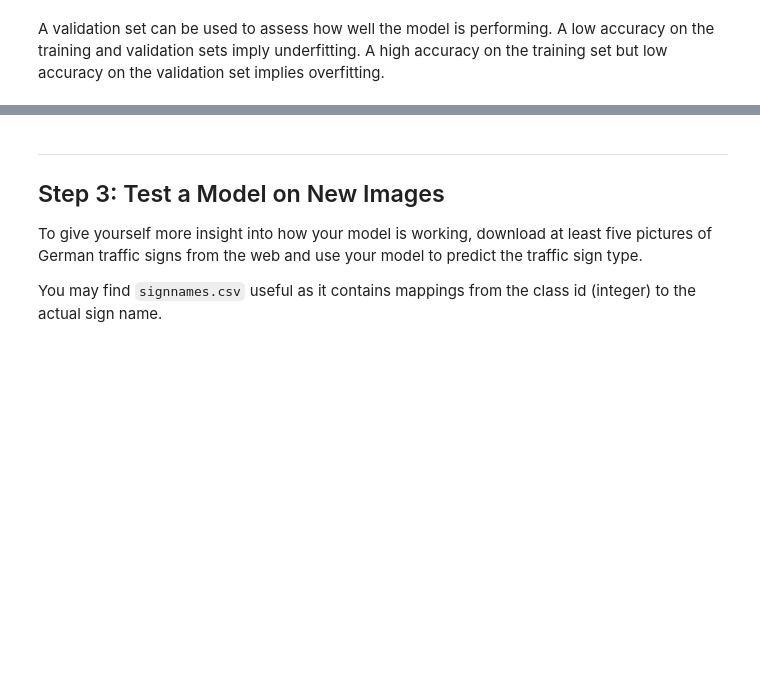
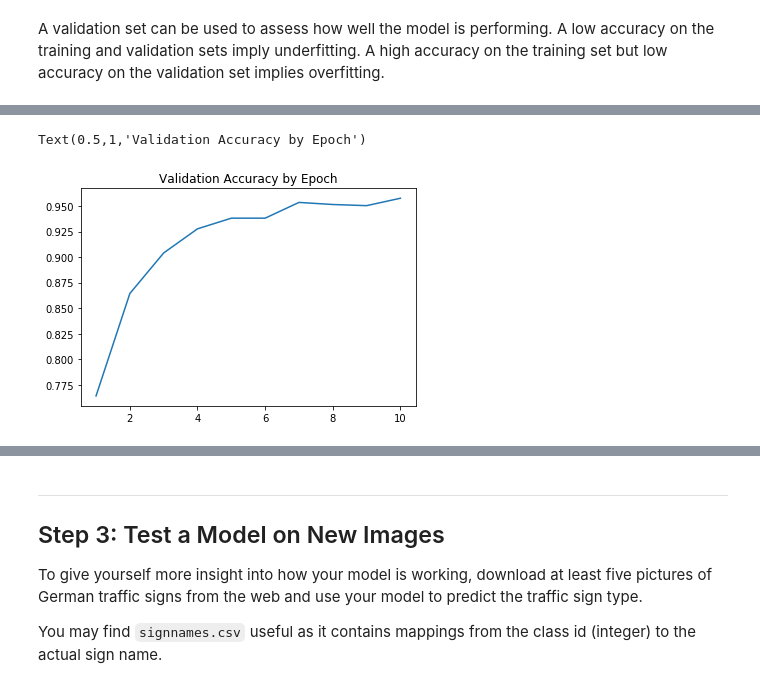
Before and after one commit to cseHdz/CarND-TrafficSignClassifier, a Jupyter notebook: Traffic_Sign_Classifier.ipynb, the cells around one changed output, grey strips where cells are left out. Drawn from its saved outputs; the diff is of its cells as text; code cells hidden in the pictures; blank space fills up the shorter version.

```diff
--- a/Traffic_Sign_Classifier.ipynb
+++ b/Traffic_Sign_Classifier.ipynb
@@ -226,0 +559,7 @@ sets imply underfitting. A high accuracy on the training set but low accuracy on
+# %%
+fig, ax = plt.subplots()
+ax.plot(range(1, epochs + 1), history.history['val_acc'])
+ax.set_title('Validation Accuracy by Epoch')
+# %% [output]
+Text(0.5,1,'Validation Accuracy by Epoch')
+[figure, added]
```
Also changed, not shown: parts of 35 cells of this notebook, 10 other files.
